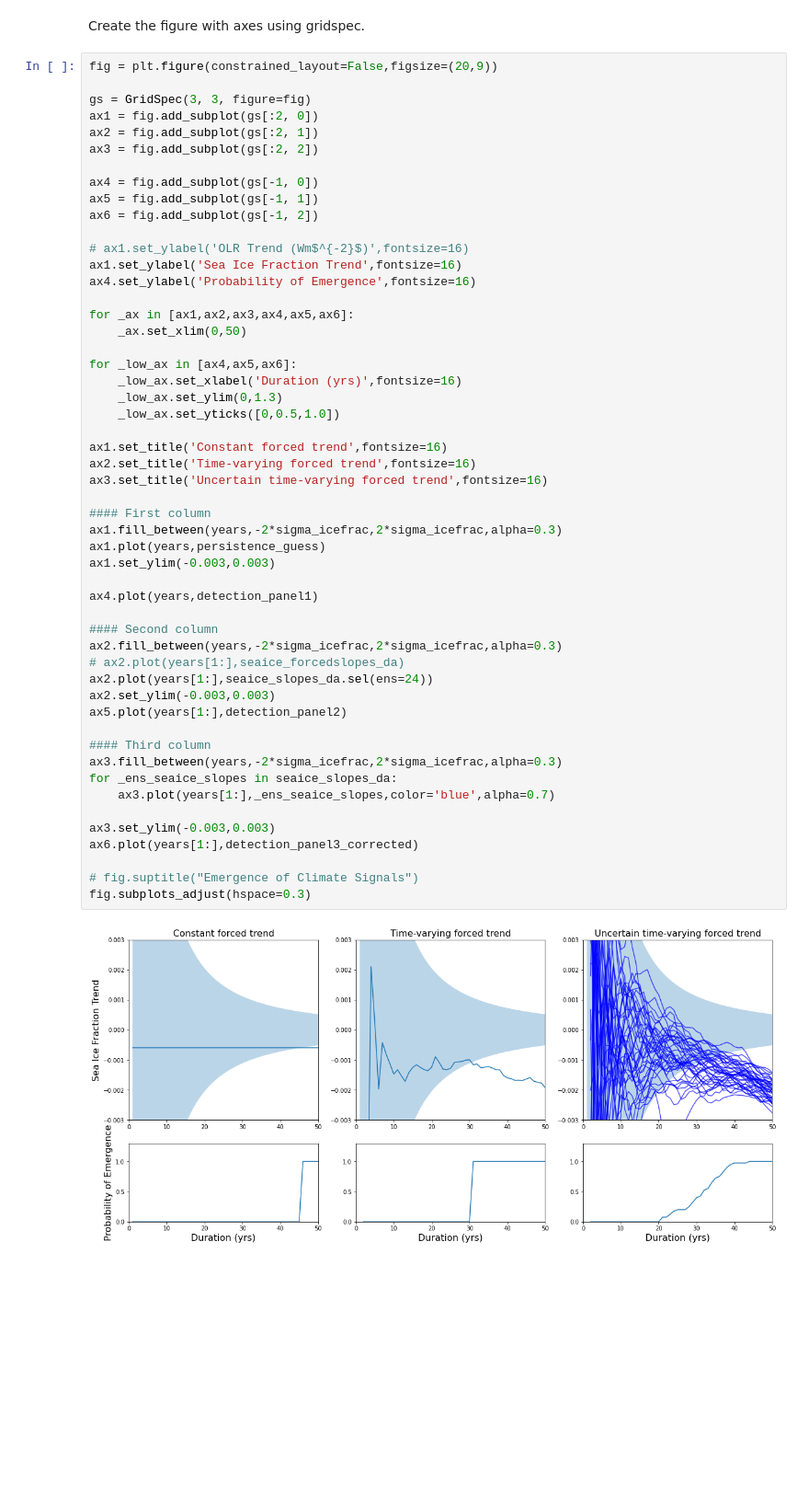
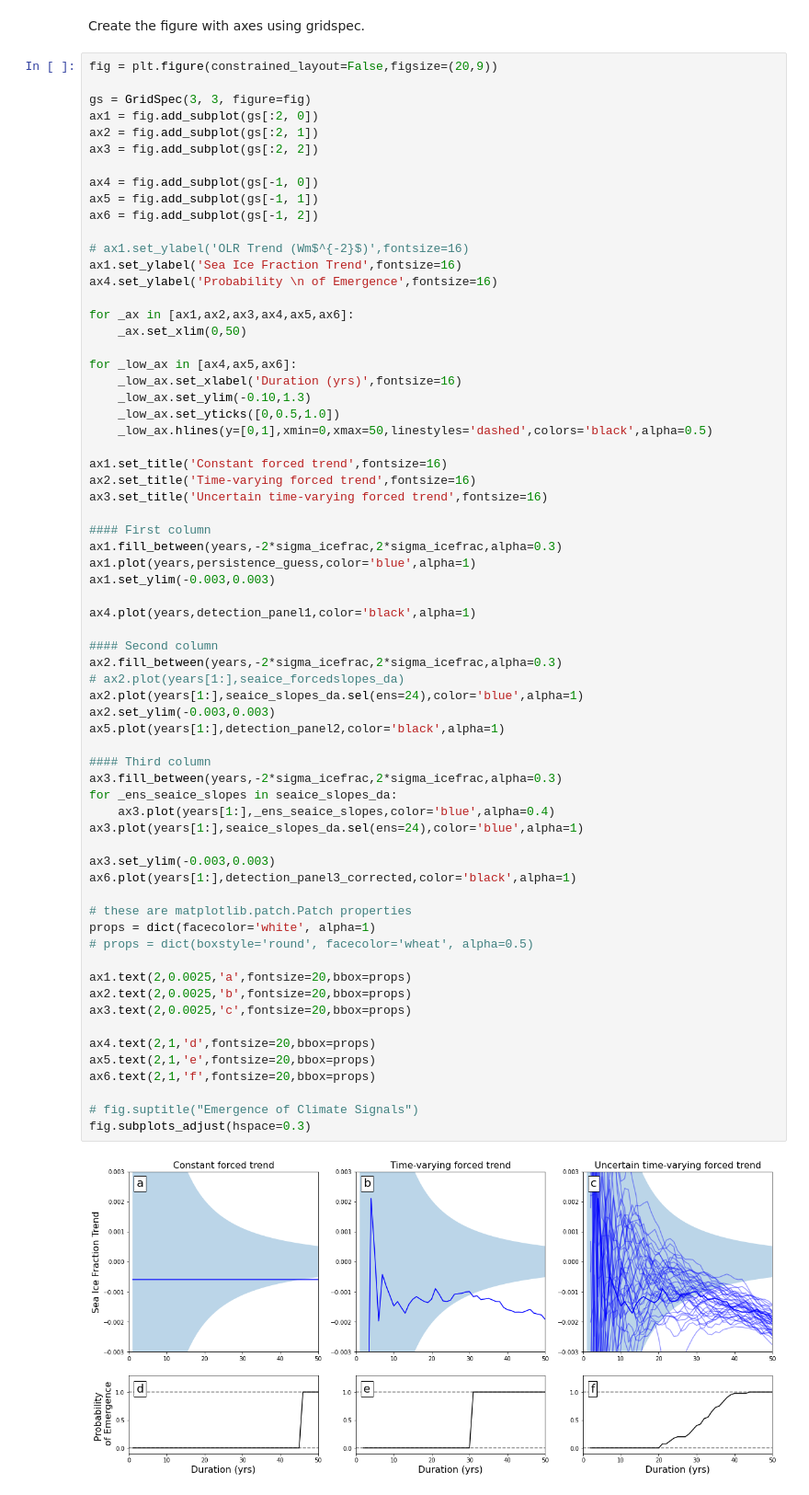
Before and after one commit to jshaw35/spectral_ice, a Jupyter notebook: methods_figures/methodsfig_LENSvalue.ipynb, the cells around one changed output. Shown at 92% size. Saved outputs shown, nothing was run; the diff lists cells and outputs as text; blank space fills up the shorter version.

Commit message:
figure feels nearly finalized

```diff
--- a/methods_figures/methodsfig_LENSvalue.ipynb
+++ b/methods_figures/methodsfig_LENSvalue.ipynb
@@ -196,43 +264,57 @@ ax6 = fig.add_subplot(gs[-1, 2])
 
 # ax1.set_ylabel('OLR Trend (Wm$^{-2}$)',fontsize=16)
 ax1.set_ylabel('Sea Ice Fraction Trend',fontsize=16)
-ax4.set_ylabel('Probability of Emergence',fontsize=16)
+ax4.set_ylabel('Probability \n of Emergence',fontsize=16)
 
 for _ax in [ax1,ax2,ax3,ax4,ax5,ax6]:
     _ax.set_xlim(0,50)
 
 for _low_ax in [ax4,ax5,ax6]:
     _low_ax.set_xlabel('Duration (yrs)',fontsize=16)
-    _low_ax.set_ylim(0,1.3)
+    _low_ax.set_ylim(-0.10,1.3)
     _low_ax.set_yticks([0,0.5,1.0])
+    _low_ax.hlines(y=[0,1],xmin=0,xmax=50,linestyles='dashed',colors='black',alpha=0.5)
 
 ax1.set_title('Constant forced trend',fontsize=16)
 ax2.set_title('Time-varying forced trend',fontsize=16)
 ax3.set_title('Uncertain time-varying forced trend',fontsize=16)
 
 #### First column
 ax1.fill_between(years,-2*sigma_icefrac,2*sigma_icefrac,alpha=0.3)
-ax1.plot(years,persistence_guess)
+ax1.plot(years,persistence_guess,color='blue',alpha=1)
 ax1.set_ylim(-0.003,0.003)
 
-ax4.plot(years,detection_panel1)
+ax4.plot(years,detection_panel1,color='black',alpha=1)
 
 #### Second column
 ax2.fill_between(years,-2*sigma_icefrac,2*sigma_icefrac,alpha=0.3)
 # ax2.plot(years[1:],seaice_forcedslopes_da)
-ax2.plot(years[1:],seaice_slopes_da.sel(ens=24))
+ax2.plot(years[1:],seaice_slopes_da.sel(ens=24),color='blue',alpha=1)
 ax2.set_ylim(-0.003,0.003)
-ax5.plot(years[1:],detection_panel2)
+ax5.plot(years[1:],detection_panel2,color='black',alpha=1)
 
 #### Third column
 ax3.fill_between(years,-2*sigma_icefrac,2*sigma_icefrac,alpha=0.3)
 for _ens_seaice_slopes in seaice_slopes_da:
-    ax3.plot(years[1:],_ens_seaice_slopes,color='blue',alpha=0.7)
+    ax3.plot(years[1:],_ens_seaice_slopes,color='blue',alpha=0.4)
+ax3.plot(years[1:],seaice_slopes_da.sel(ens=24),color='blue',alpha=1)
 
 ax3.set_ylim(-0.003,0.003)
-ax6.plot(years[1:],detection_panel3_corrected)
+ax6.plot(years[1:],detection_panel3_corrected,color='black',alpha=1)
+
+# these are matplotlib.patch.Patch properties
+props = dict(facecolor='white', alpha=1)
+# props = dict(boxstyle='round', facecolor='wheat', alpha=0.5)
+
+ax1.text(2,0.0025,'a',fontsize=20,bbox=props)
+ax2.text(2,0.0025,'b',fontsize=20,bbox=props)
+ax3.text(2,0.0025,'c',fontsize=20,bbox=props)
+
+ax4.text(2,1,'d',fontsize=20,bbox=props)
+ax5.text(2,1,'e',fontsize=20,bbox=props)
+ax6.text(2,1,'f',fontsize=20,bbox=props)
 
 # fig.suptitle("Emergence of Climate Signals")
 fig.subplots_adjust(hspace=0.3)
 # %% [output]
-[figure, old version]
+[figure, new version]
```
Also changed, not shown: parts of 14 cells of this notebook.
